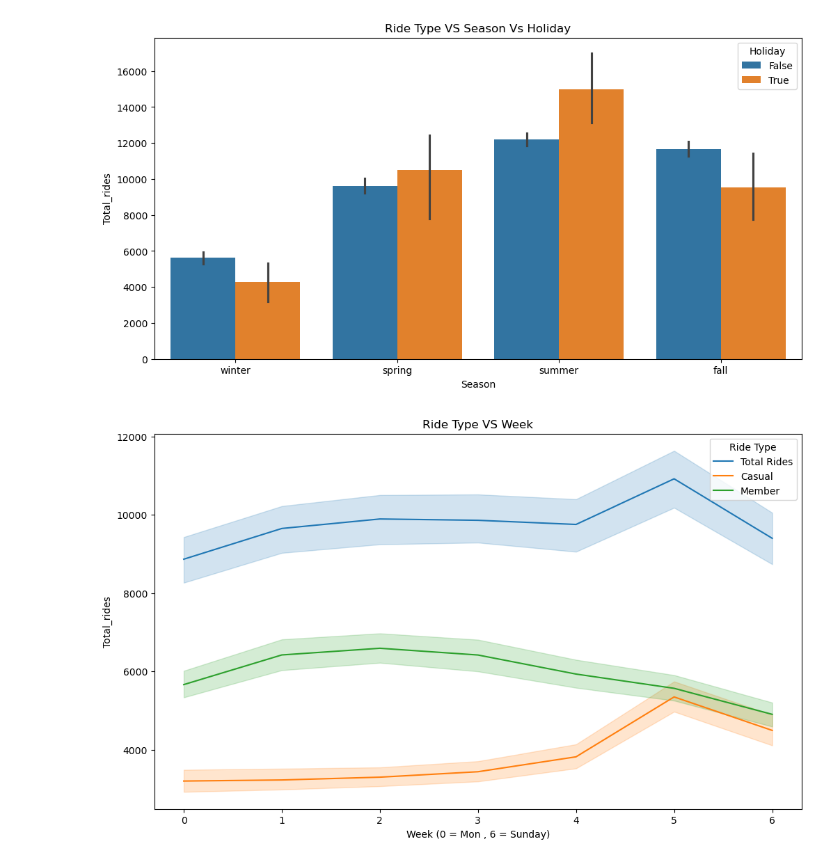
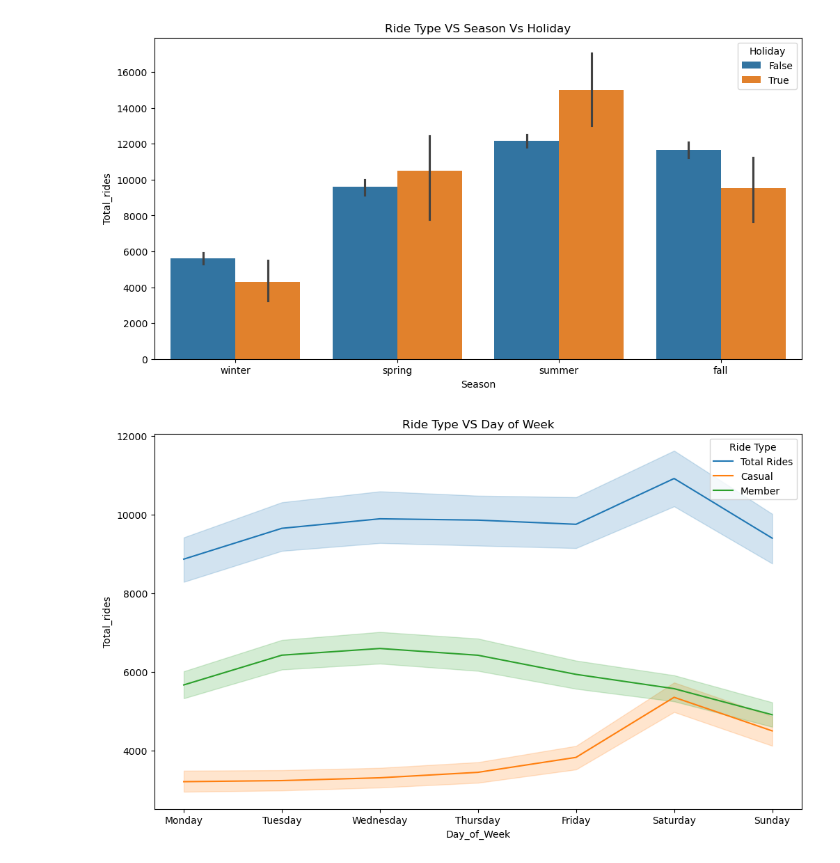
Before and after one commit to Karan9603/Data-Science-Projects, a Jupyter notebook: Project_3_Bike_Project/EDA.ipynb, the cells around one changed output. Saved outputs shown, nothing was run; the diff lists cells and outputs as text; code cells hidden in the pictures.

```diff
--- a/Project_3_Bike_Project/EDA.ipynb
+++ b/Project_3_Bike_Project/EDA.ipynb
@@ -272,6 +317,17 @@ D_data['Date'] = pd.to_datetime(D_data['Date'], format="%Y-%m-%d")
 
 # Create the 'Weekday' column by applying the .weekday() method
 D_data['WeekdayNum'] = D_data['Date'].dt.weekday
+
+D_Day = {0 : 'Monday',
+         1 : 'Tuesday',
+         2 : 'Wednesday',
+         3 : 'Thursday',
+         4 : 'Friday',
+         5 : 'Saturday',
+         6 : 'Sunday'}
+
+# Use the D_Day dictionary for mapping
+D_data['Day_of_Week'] = D_data['WeekdayNum'].map(D_Day)
 
 # D_data['Weekday'] = np.where(D_data['WeekdayNum'] <= 4, 'Weekday', 'Weekend')
 # D_data = D_data.drop(columns=['WeekdayNum'])
@@ -423,16 +476,25 @@ plt.show()
 # %% [output]
 [figure]
 # %%
-plt.figure(figsize=(12,7))
-plt.title ('Ride Type VS Week')
-sns.lineplot(D_data, y='Total_rides' , x='WeekdayNum', palette='blue', label='Total Rides')
-sns.lineplot(D_data, y='Casual' , x='WeekdayNum' , palette= 'orange', label = 'Casual')
-sns.lineplot(D_data, y='Member' , x='WeekdayNum', palette= 'Green', label = 'Member')
-plt.xlabel ('Week (0 = Mon , 6 = Sunday)')
+Order_W = ('Monday', 'Tuesday', 'Wednesday', 'Thursday', 'Friday', 'Saturday', 'Sunday')
+D_data['Day_of_Week'] = pd.Categorical(D_data['Day_of_Week'],categories=Order_W, ordered=True)
+
+plt.figure(figsize=(12, 7))
+plt.title('Ride Type VS Day of Week')
+
+# Total rides line plot
+sns.lineplot(data=D_data, y='Total_rides', x='Day_of_Week', palette='blue', label='Total Rides')
+
+# Casual ride line plot
+sns.lineplot(data=D_data, y='Casual', x='Day_of_Week', palette='orange', label='Casual')
+
+# Member ride line plot
+sns.lineplot(data=D_data, y='Member', x='Day_of_Week', palette='green', label='Member')
+
 # Add legend
 plt.legend(title='Ride Type', loc='upper right')
 
 # Show the plot
 plt.show()
 # %% [output]
-[figure, old version]
+[figure, new version]
```
Also changed, not shown: parts of 7 cells of this notebook, 1 other file.
